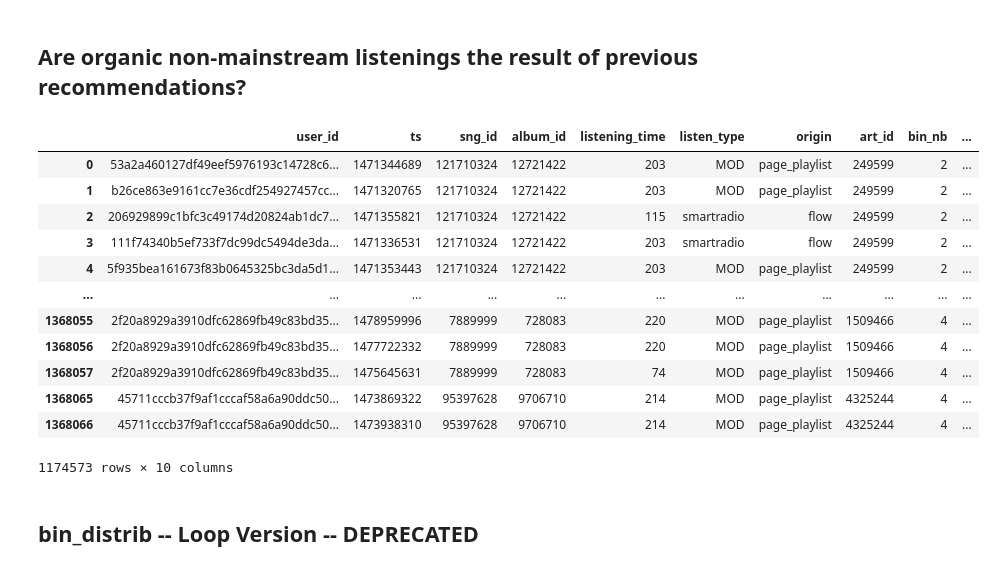
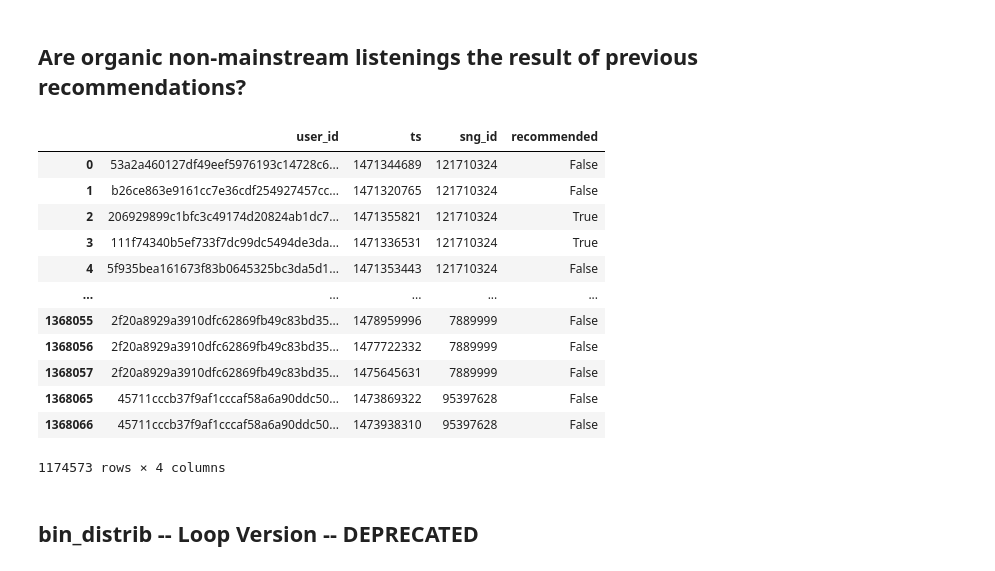
Before and after one commit to QuVil/cmb-recommendation, a Jupyter notebook: src/analysis/mainstream_tests.ipynb, the cells around one changed output. Cells and saved outputs as stored; diff of their text form; code cells hidden in the pictures.

```diff
--- a/src/analysis/mainstream_tests.ipynb
+++ b/src/analysis/mainstream_tests.ipynb
@@ -325,21 +325,22 @@ Mean mainstream bin for recommended plays: 2.7225398871310675
 # %%
 # Finding songs for each user that were listened to only once
 single_listens = artist_data.groupby(["user_id", "sng_id"]).size()
 single_listens = single_listens[single_listens < 2].to_frame().index
 
-data_no_singletons = artist_data[~pd.Series(list(zip(artist_data['user_id'], artist_data['sng_id']))).isin(single_listens)]
+# Removing singletons from dataset
+data_no_singletons = (artist_data[~pd.Series(list(zip(artist_data['user_id'], artist_data['sng_id']))).isin(single_listens)])[["user_id", "ts", "sng_id", "recommended"]]
 data_no_singletons
 # %% [output]
-|  | user_id | ts | sng_id | album_id | listening_time | listen_type | origin | art_id | bin_nb | ... |
-| 0 | 53a2a460127df49eef5976193c14728c6... | 1471344689 | 121710324 | 12721422 | 203 | MOD | page_playlist | 249599 | 2 | ... |
-| 1 | b26ce863e9161cc7e36cdf254927457cc... | 1471320765 | 121710324 | 12721422 | 203 | MOD | page_playlist | 249599 | 2 | ... |
-| 2 | 206929899c1bfc3c49174d20824ab1dc7... | 1471355821 | 121710324 | 12721422 | 115 | smartradio | flow | 249599 | 2 | ... |
-| 3 | 111f74340b5ef733f7dc99dc5494de3da... | 1471336531 | 121710324 | 12721422 | 203 | smartradio | flow | 249599 | 2 | ... |
-| 4 | 5f935bea161673f83b0645325bc3da5d1... | 1471353443 | 121710324 | 12721422 | 203 | MOD | page_playlist | 249599 | 2 | ... |
-| ... | ... | ... | ... | ... | ... | ... | ... | ... | ... | ... |
-| 1368055 | 2f20a8929a3910dfc62869fb49c83bd35... | 1478959996 | 7889999 | 728083 | 220 | MOD | page_playlist | 1509466 | 4 | ... |
-| 1368056 | 2f20a8929a3910dfc62869fb49c83bd35... | 1477722332 | 7889999 | 728083 | 220 | MOD | page_playlist | 1509466 | 4 | ... |
-| 1368057 | 2f20a8929a3910dfc62869fb49c83bd35... | 1475645631 | 7889999 | 728083 | 74 | MOD | page_playlist | 1509466 | 4 | ... |
-| 1368065 | 45711cccb37f9af1cccaf58a6a90ddc50... | 1473869322 | 95397628 | 9706710 | 214 | MOD | page_playlist | 4325244 | 4 | ... |
-| 1368066 | 45711cccb37f9af1cccaf58a6a90ddc50... | 1473938310 | 95397628 | 9706710 | 214 | MOD | page_playlist | 4325244 | 4 | ... |
+|  | user_id | ts | sng_id | recommended |
+| 0 | 53a2a460127df49eef5976193c14728c6... | 1471344689 | 121710324 | False |
+| 1 | b26ce863e9161cc7e36cdf254927457cc... | 1471320765 | 121710324 | False |
+| 2 | 206929899c1bfc3c49174d20824ab1dc7... | 1471355821 | 121710324 | True |
+| 3 | 111f74340b5ef733f7dc99dc5494de3da... | 1471336531 | 121710324 | True |
+| 4 | 5f935bea161673f83b0645325bc3da5d1... | 1471353443 | 121710324 | False |
+| ... | ... | ... | ... | ... |
+| 1368055 | 2f20a8929a3910dfc62869fb49c83bd35... | 1478959996 | 7889999 | False |
+| 1368056 | 2f20a8929a3910dfc62869fb49c83bd35... | 1477722332 | 7889999 | False |
+| 1368057 | 2f20a8929a3910dfc62869fb49c83bd35... | 1475645631 | 7889999 | False |
+| 1368065 | 45711cccb37f9af1cccaf58a6a90ddc50... | 1473869322 | 95397628 | False |
+| 1368066 | 45711cccb37f9af1cccaf58a6a90ddc50... | 1473938310 | 95397628 | False |
-1174573 rows × 10 columns
+1174573 rows × 4 columns
```
Also changed, not shown: parts of 1 cell of this notebook.
